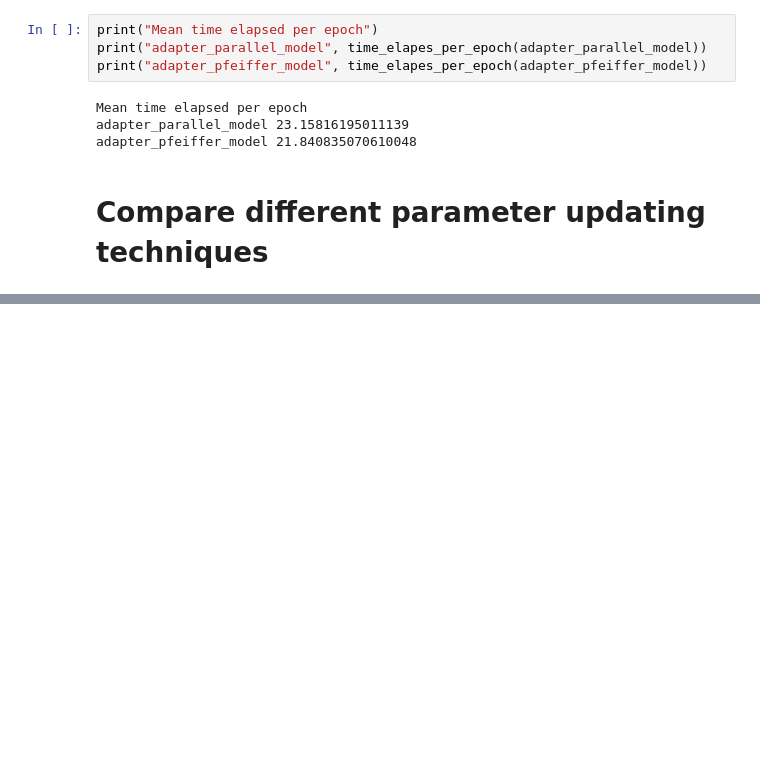
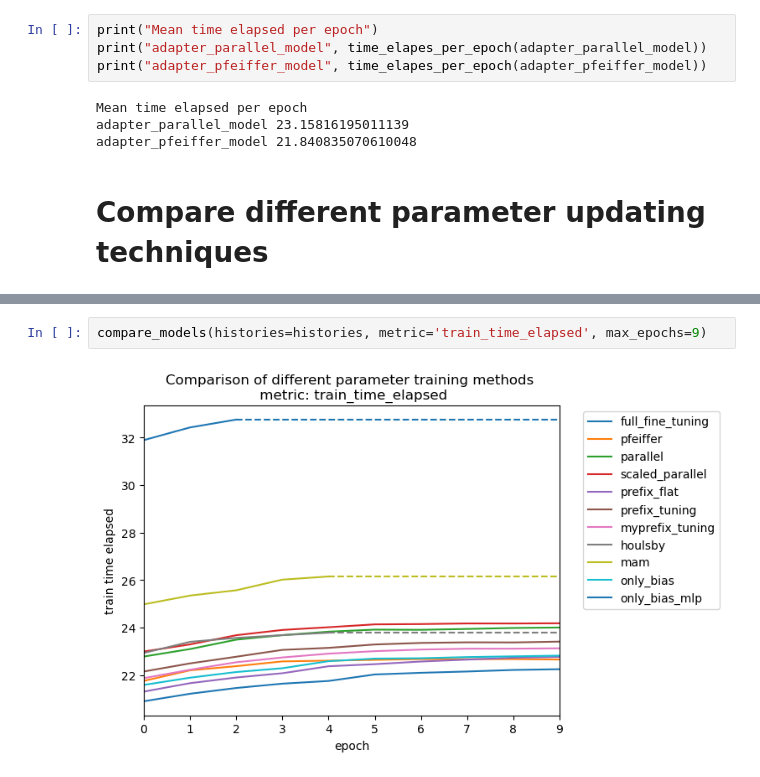
Before and after one commit to myrazma/2022_Masterthesis_Code, a Jupyter notebook: analysis/model_analysis.ipynb, the cells around one changed output, grey strips where cells are left out. Saved outputs shown, nothing was run; the diff lists cells and outputs as text; blank space fills up the shorter version.

```diff
--- a/analysis/model_analysis.ipynb
+++ b/analysis/model_analysis.ipynb
@@ -187,0 +220,4 @@ plt.show()
+# %%
+compare_models(histories=histories, metric='train_time_elapsed', max_epochs=9)
+# %% [output]
+[figure, added]
```
Also changed, not shown: parts of 7 cells of this notebook, 4 other files.
